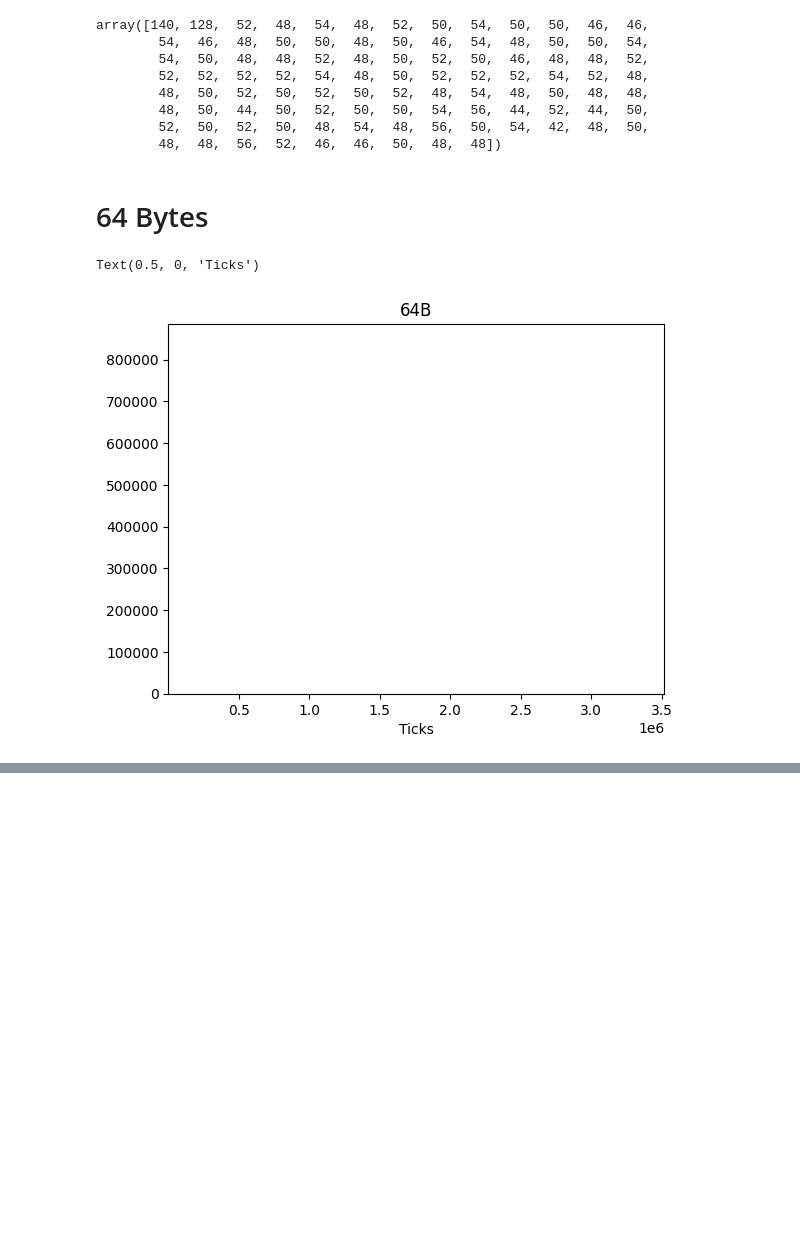
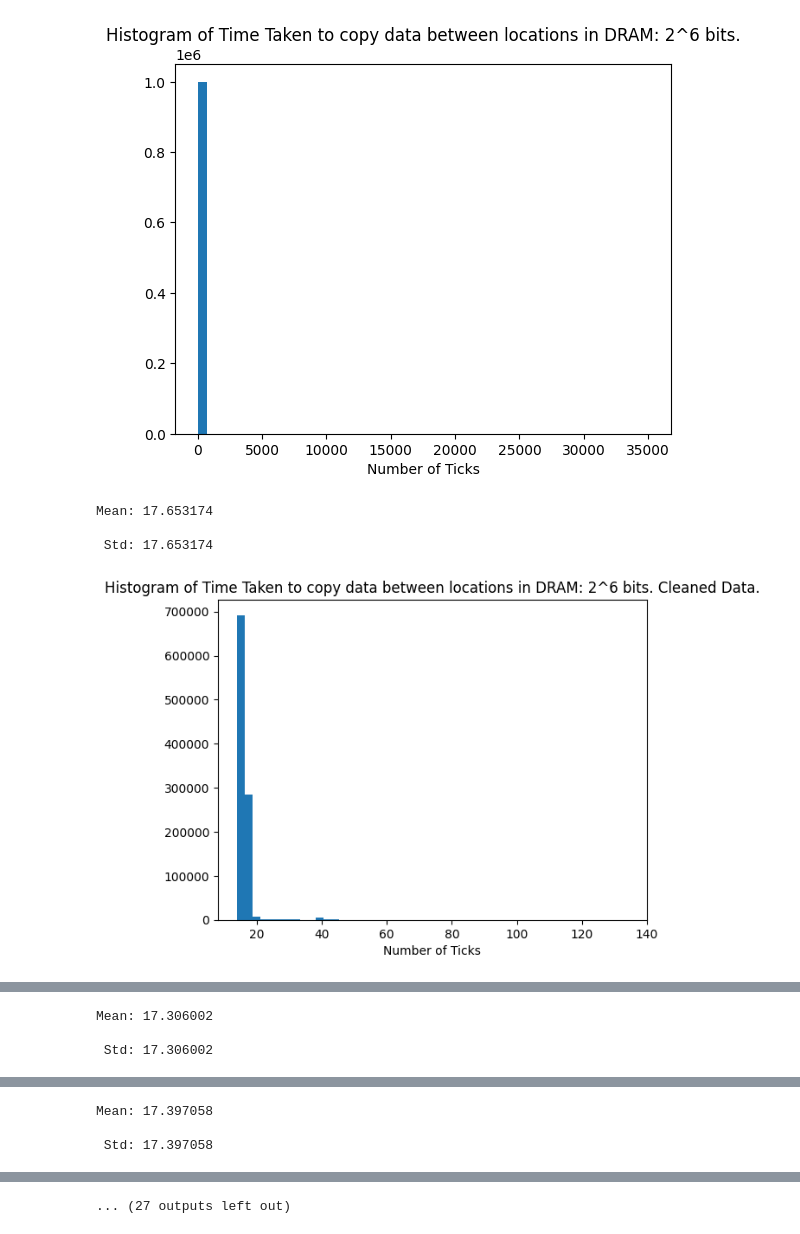
Before and after one commit to moisesmata/comp-arch-hw1, a Jupyter notebook: data_analysis.ipynb, the cells around one changed output, grey strips where cells are left out. Saved outputs shown, nothing was run; the diff lists cells and outputs as text; code cells hidden in the pictures; blank space fills up the shorter version.

```diff
--- a/data_analysis.ipynb
+++ b/data_analysis.ipynb
@@ -10,22 +8,29 @@ FileNotFoundError: [Errno 2] No such file or directory: 'results.csv'
-# %%
-data[0][0:100]
-# %% [output]
-array([140, 128,  52,  48,  54,  48,  52,  50,  54,  50,  50,  46,  46,
-        54,  46,  48,  50,  50,  48,  50,  46,  54,  48,  50,  50,  54,
-        54,  50,  48,  48,  52,  48,  50,  52,  50,  46,  48,  48,  52,
-        52,  52,  52,  52,  54,  48,  50,  52,  52,  52,  54,  52,  48,
-        48,  50,  52,  50,  52,  50,  52,  48,  54,  48,  50,  48,  48,
-        48,  50,  44,  50,  52,  50,  50,  54,  56,  44,  52,  44,  50,
-        52,  50,  52,  50,  48,  54,  48,  56,  50,  54,  42,  48,  50,
-        48,  48,  56,  52,  46,  46,  50,  48,  48])
-# %% [markdown]
-# 64 Bytes
-# %%
-plt.hist(np.array(data[0]), bins=200000)
-plt.xlim(np.min(data[0]), np.max(data[0]))
-#plt.ylim(0, 10000)
-plt.title('64B')
-plt.xlabel('Ticks')
-# %% [output]
-Text(0.5, 0, 'Ticks')
-[figure, removed]
+# %%
+powers = [6,7,8,9,10,11,12,13,14,15,16,20,21]
+
+for i in range(len(data)):
+    trial_data = data[i]
+    plt.hist(trial_data, bins = 50)
+    #plt.ylim(0, 10000)
+    plt.title(f"Histogram of Time Taken to copy data between locations in DRAM: 2^{powers[i]} bits.")
+    plt.xlabel('Number of Ticks')
+    plt.show()
+
+    # Mask the data so that we can filter out the outlying datapoints and get better histograms
+    mask = trial_data <  np.mean(trial_data) + 1.5 * np.std(trial_data)
+    filtered = trial_data[mask]
+    mask = filtered >  np.mean(trial_data) - 1.5 * np.std(trial_data)
+    filtered = filtered[mask]
+    print(f'Mean: {np.mean(trial_data)}\n \n Std: {np.mean(trial_data)}\n')
+
+    plt.hist(filtered, bins = 50)
+    #plt.ylim(0, 10000)
+    plt.title(f"Histogram of Time Taken to copy data between locations in DRAM: 2^{powers[i]} bits. Cleaned Data.")
+    plt.xlabel('Number of Ticks')
+    plt.show()
+# %% [output]
+[figure, added]
+Mean: 17.653174
+
+ Std: 17.653174
+[figure, added]
@@ -31,0 +38,3 @@ Text(0.5, 0, 'Ticks')
+Mean: 17.306002
+
+ Std: 17.306002
@@ -31,0 +43,3 @@ Text(0.5, 0, 'Ticks')
+Mean: 17.397058
+
+ Std: 17.397058
@@ -31,0 +52 @@ Text(0.5, 0, 'Ticks')
+... (27 outputs left out)
```
Also changed, not shown: parts of 2 cells of this notebook.
